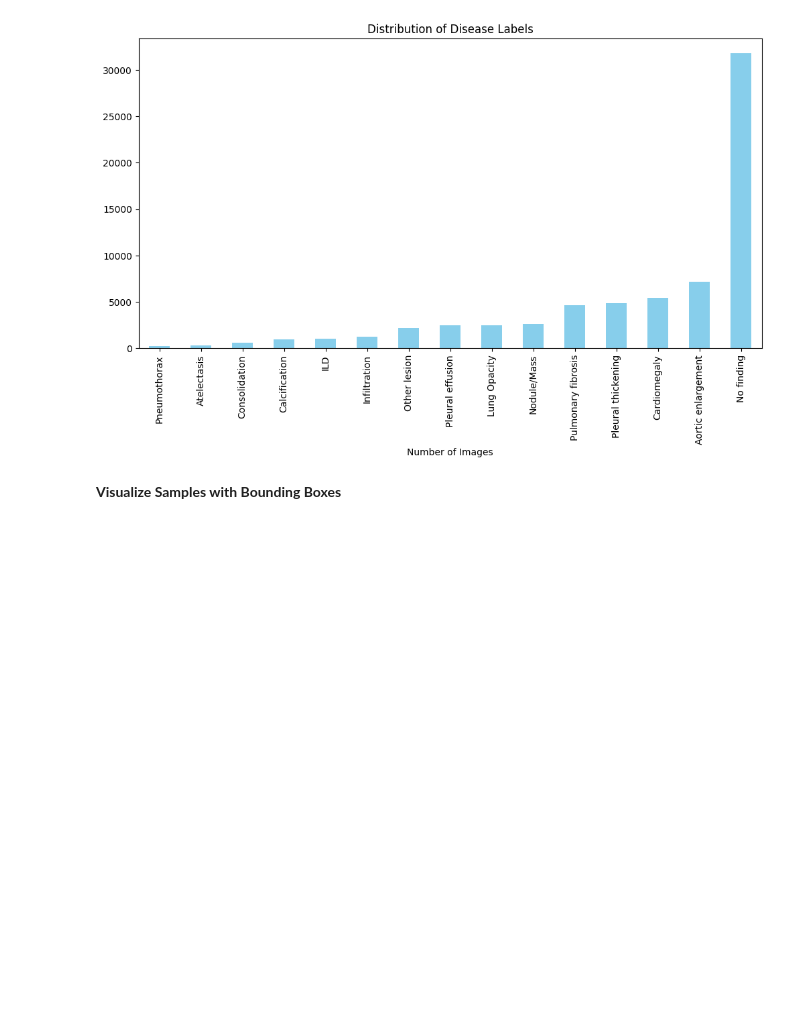
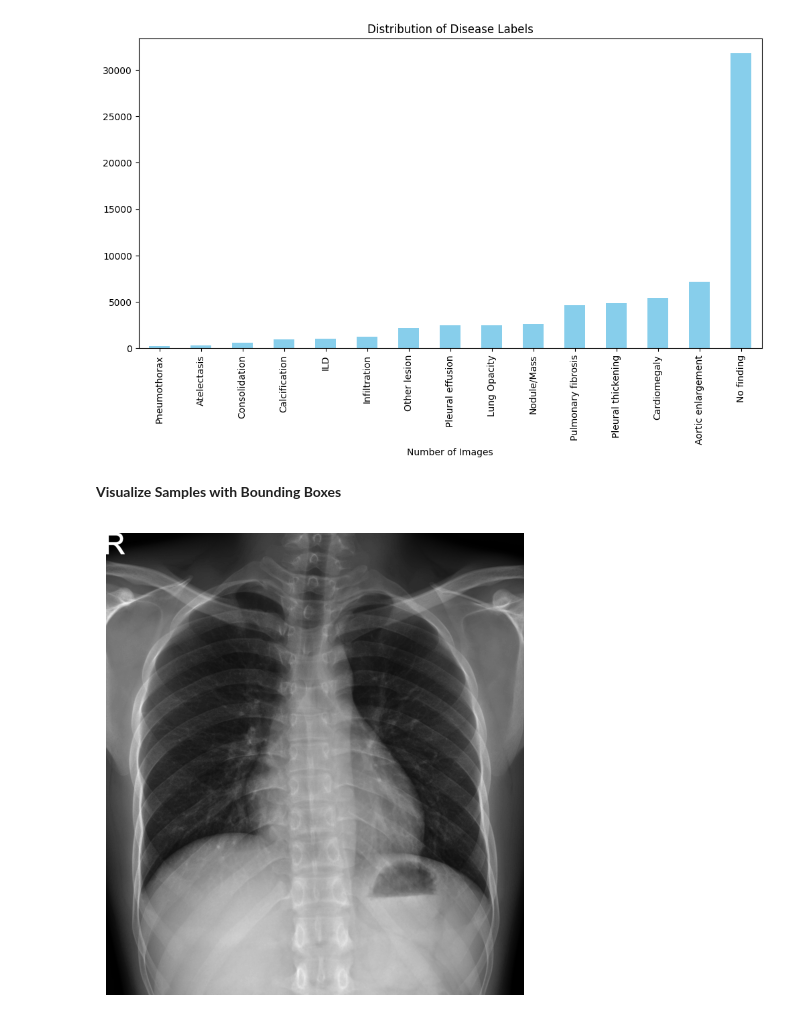
Before and after one commit to bjorneme/master_thesis, a Jupyter notebook: EDA/EDA_VinDr_CXR.ipynb, the cells around one changed output. Saved outputs shown, nothing was run; the diff lists cells and outputs as text; code cells hidden in the pictures; blank space fills up the shorter version.

```diff
--- a/EDA/EDA_VinDr_CXR.ipynb
+++ b/EDA/EDA_VinDr_CXR.ipynb
@@ -67,11 +73,7 @@ def load_labels(csv_path, image_path):
     labels_df['No finding'] = labels_df['class_name'].apply(lambda x: 1 if 'No finding' in x else 0)
 
     # Map image filenames to their full paths
-    image_paths = glob(os.path.join(image_path, '**', 'images', '*.png'), recursive=True)
-    img_path_dict = {os.path.basename(path): path for path in image_paths}
-
-    # Add the full image path to the dataframe
-    labels_df['Path'] = labels_df['image_id'].map(lambda x:os.path.join('/kaggle/input/vinbigdata-chest-xray-original-png/train', str(x)+'.png'))
+    labels_df['Path'] = labels_df['image_id'].map(lambda x: os.path.join(image_path, 'train', f"{x}.dicom"))
 
     return labels_df
 
@@ -127,0 +128,13 @@ plt.show()
+# %%
+# Path to your DICOM file
+img_path = labels_df['Path'].iloc[0]
+
+# Read the DICOM file using pydicom
+ds = pydicom.dcmread(img_path)
+
+plt.figure(figsize=(6,6))
+plt.imshow(ds.pixel_array, cmap='gray')
+plt.axis('off')
+plt.show()
+# %% [output]
+[figure, added]
```
Also changed, not shown: parts of 3 cells of this notebook, 1 other file.
